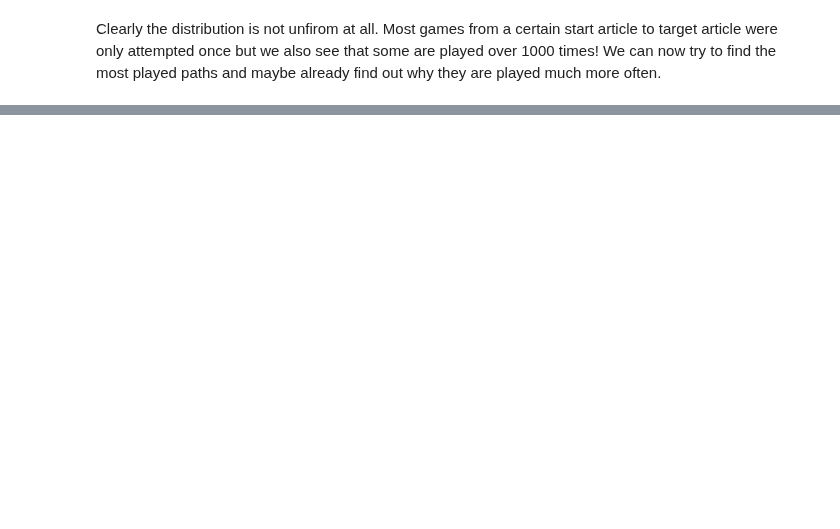
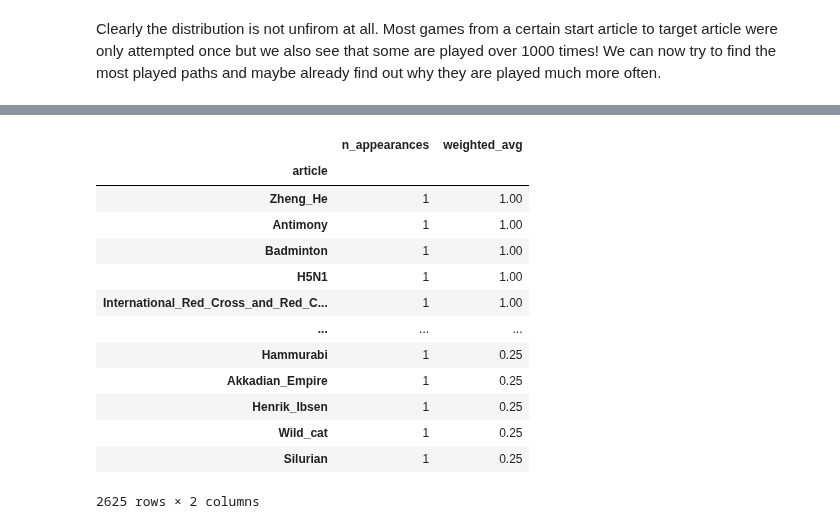
Before and after one commit to epfl-ada/ada-2024-project-adaholiks, a Jupyter notebook: statistical_analysis.ipynb, the cells around one changed output, grey strips where cells are left out. Saved outputs shown, nothing was run; the diff lists cells and outputs as text; code cells hidden in the pictures; blank space fills up the shorter version.

```diff
--- a/statistical_analysis.ipynb
+++ b/statistical_analysis.ipynb
@@ -377,0 +512,19 @@ Next thing to do here: look into all articles present in relevant paths (so now
+# %%
+# we can only use finished paths for this analysis.
+# use simplified path lengths for diff calculation
+
+# 1. make new df where a weight is assigned to each path (both described above), and a col for simplified and full path
+# 2. A function that takes this df and iterates through the simplified path column, where it checks what articles appear in it
+# and adds that weight that row to a total weight sum of an other data frame. This other data frame should consit of the following rows:
+# |article_name|n_counts|weighted_avg|normalized_path_score_avg|
+
+# 1.
+df = filtered_finished_paths[['simplified_path', 'simplified_path_length', 'distance']].copy()
+
+# again drop start and end articles
+df['simplified_path'] = df['simplified_path'].apply(lambda l: l[1:-1])
+
+# Calc weight and add to df
+df['weight'] = df['distance'] / df['simplified_path_length']
+
+df.head()
@@ -377,0 +538,40 @@ Next thing to do here: look into all articles present in relevant paths (so now
+# %%
+# 2. Create an empty DataFrame for aggregating article results
+avg_article_weight_df = pd.DataFrame(columns=['article', 'n_appearances', 'weighted_avg'])
+avg_article_weight_df.set_index('article', inplace=True)
+
+for index, row in df.iterrows():
+    weight = row['weight']
+    simplified_path = row['simplified_path']
+
+    if len(simplified_path) > 2:
+        # Iterate through articles in the simplified path
+        for article in simplified_path[1:-1]: # don't consider start and target articles
+            if article not in avg_article_weight_df.index:
+                # If the article is not in the DataFrame, initialize a new row
+                avg_article_weight_df.loc[article] = [0, 0]
+
+            # Update counts and weighted sums
+            avg_article_weight_df.at[article, 'n_appearances'] += 1
+            avg_article_weight_df.at[article, 'weighted_avg'] += weight
+
+# Calculate the weighted average by dividing by the counts
+avg_article_weight_df['weighted_avg'] = avg_article_weight_df['weighted_avg'] / avg_article_weight_df['n_appearances']
+# %%
+avg_article_weight_df = avg_article_weight_df.sort_values(by='weighted_avg', ascending=False)
+avg_article_weight_df
+# %% [output]
+|  | n_appearances | weighted_avg |
+| article |  |  |
+| Zheng_He | 1 | 1.00 |
+| Antimony | 1 | 1.00 |
+| Badminton | 1 | 1.00 |
+| H5N1 | 1 | 1.00 |
+| International_Red_Cross_and_Red_C... | 1 | 1.00 |
+| ... | ... | ... |
+| Hammurabi | 1 | 0.25 |
+| Akkadian_Empire | 1 | 0.25 |
+| Henrik_Ibsen | 1 | 0.25 |
+| Wild_cat | 1 | 0.25 |
+| Silurian | 1 | 0.25 |
+2625 rows × 2 columns
```
Also changed, not shown: parts of 53 cells of this notebook.
